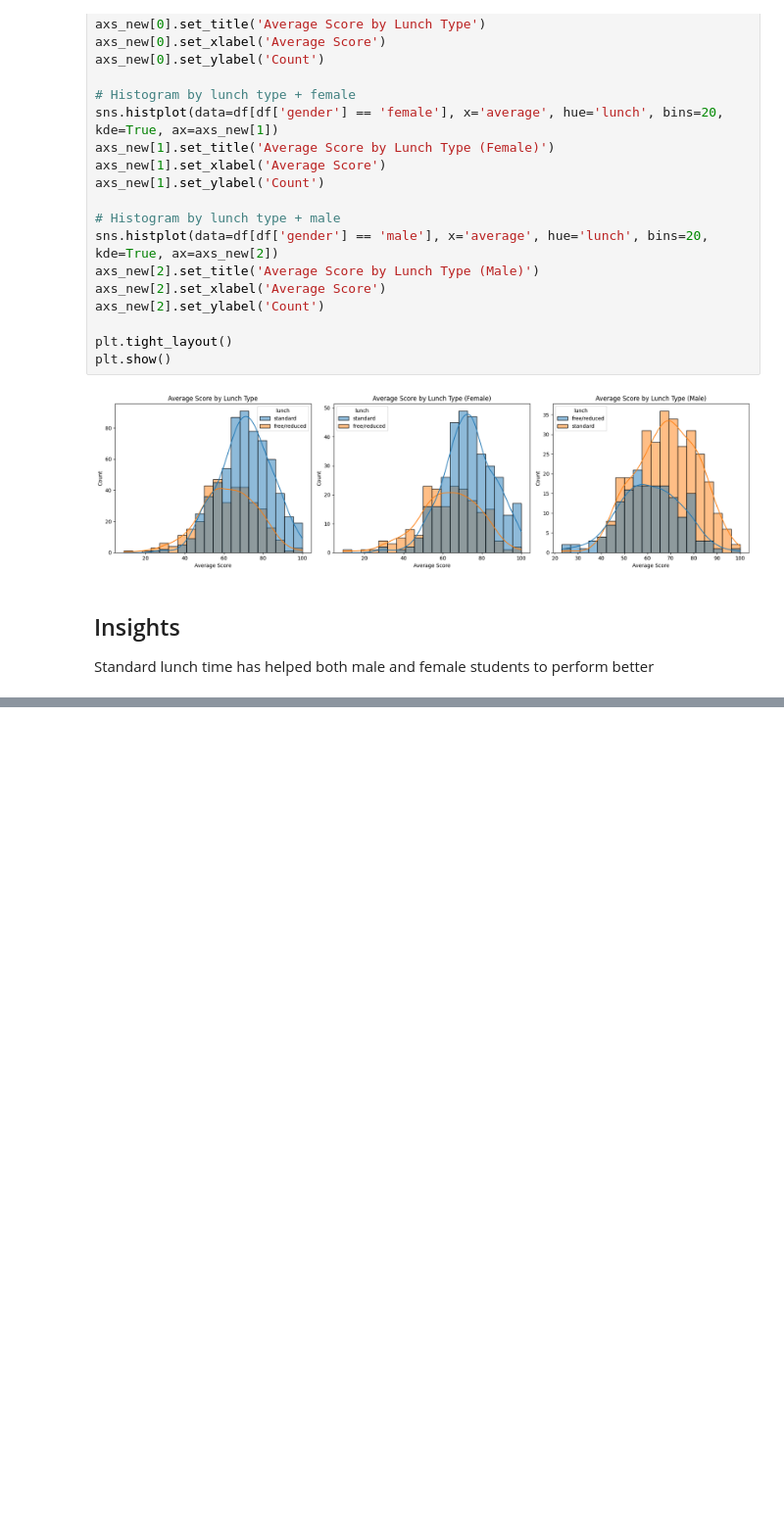
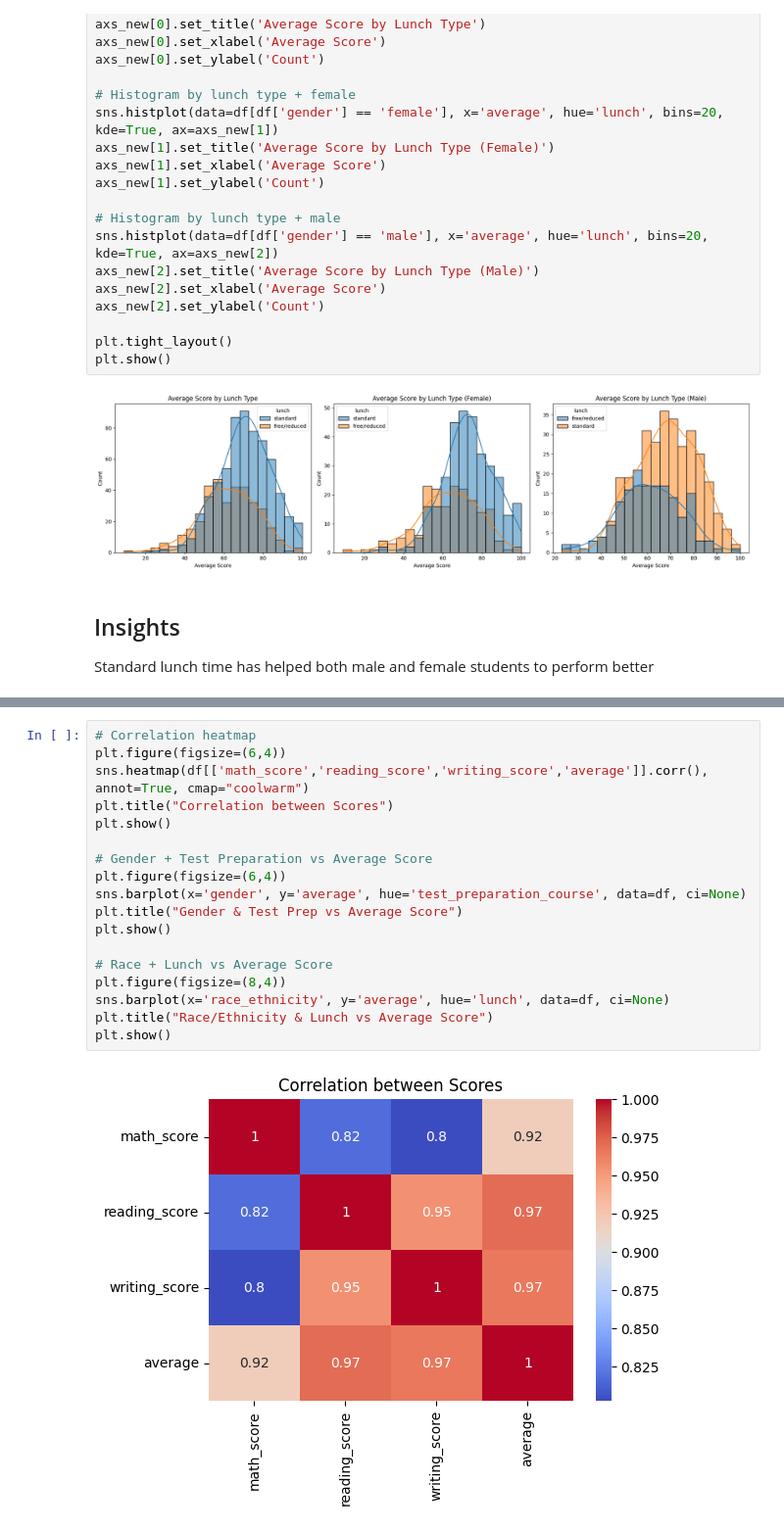
Before and after one commit to abhishiron/student-performance, a Jupyter notebook: notebook/EDA Notebook.ipynb, the cells around one changed output, grey strips where cells are left out. Shown: that part at 98% size. Cells and saved outputs as stored; diff of their text form; blank space fills up the shorter version.

```diff
--- a/notebook/EDA Notebook.ipynb
+++ b/notebook/EDA Notebook.ipynb
@@ -272,0 +329,20 @@ Standard lunch time has helped both male and female students to perform better
+# %%
+# Correlation heatmap
+plt.figure(figsize=(6,4))
+sns.heatmap(df[['math_score','reading_score','writing_score','average']].corr(), annot=True, cmap="coolwarm")
+plt.title("Correlation between Scores")
+plt.show()
+
+# Gender + Test Preparation vs Average Score
+plt.figure(figsize=(6,4))
+sns.barplot(x='gender', y='average', hue='test_preparation_course', data=df, ci=None)
+plt.title("Gender & Test Prep vs Average Score")
+plt.show()
+
+# Race + Lunch vs Average Score
+plt.figure(figsize=(8,4))
+sns.barplot(x='race_ethnicity', y='average', hue='lunch', data=df, ci=None)
+plt.title("Race/Ethnicity & Lunch vs Average Score")
+plt.show()
+# %% [output]
+[figure, added]
```
Also changed, not shown: parts of 11 cells of this notebook.
